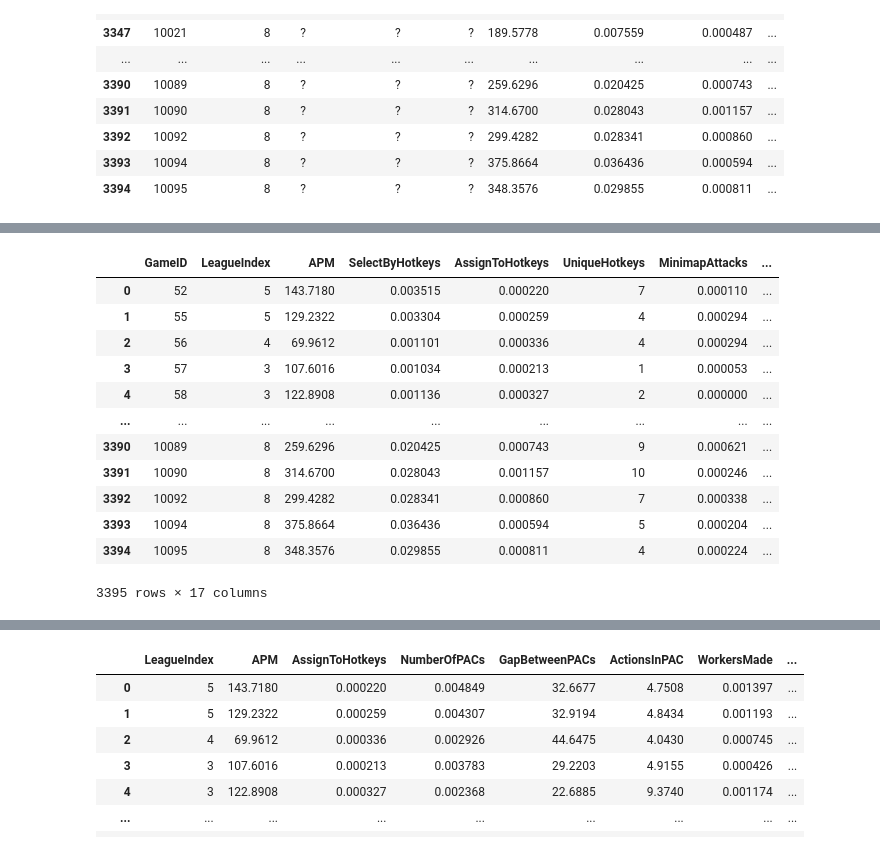
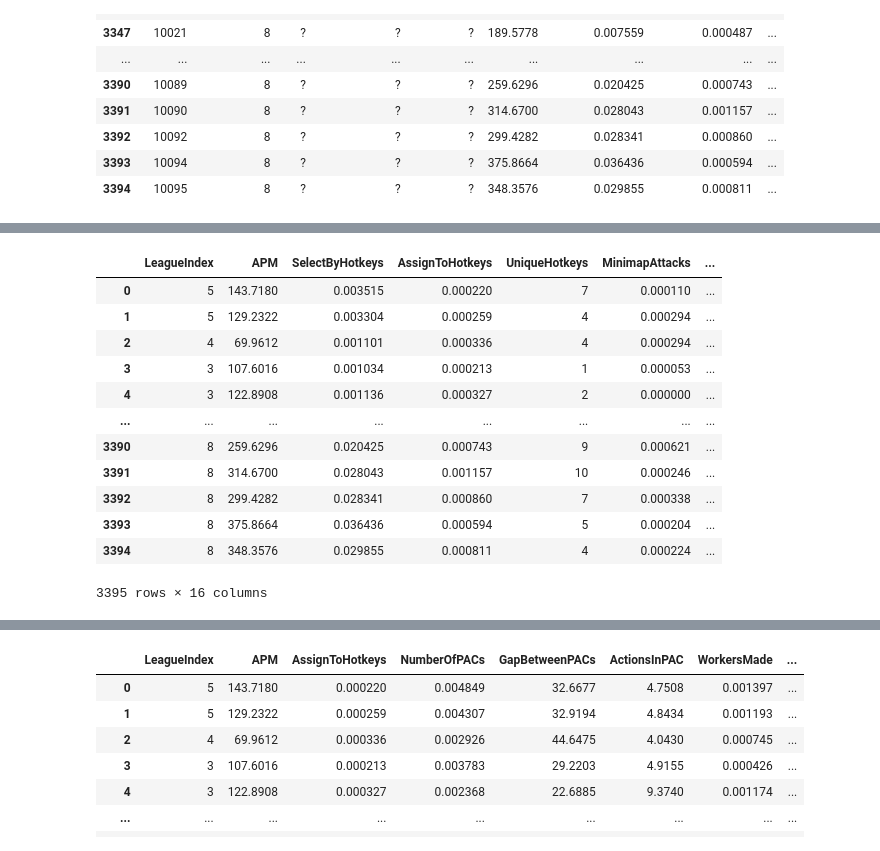
Before and after one commit to Vivianngu3/DSIntern_Assessment, a Jupyter notebook: Starcraft data.ipynb, the cells around one changed output, grey strips where cells are left out. Cells and saved outputs as stored; diff of their text form; code cells hidden in the pictures.

```diff
--- a/Starcraft data.ipynb
+++ b/Starcraft data.ipynb
@@ -157,21 +188,21 @@ rows_with_question
 # %%
-# Removing the columns with nulls because if I remove the rows with missing values it would remove almost all the rows for Rank 8
+# Assigning columns to remove
+Remove_columns = ['Age', 'TotalHours', 'HoursPerWeek', 'GameID' ]
 
-Remove_columns = ['Age', 'TotalHours', 'HoursPerWeek', ]
 New_df = df.drop(columns=Remove_columns)
 
 New_df
 # %% [output]
-|  | GameID | LeagueIndex | APM | SelectByHotkeys | AssignToHotkeys | UniqueHotkeys | MinimapAttacks | ... |
-| 0 | 52 | 5 | 143.7180 | 0.003515 | 0.000220 | 7 | 0.000110 | ... |
-| 1 | 55 | 5 | 129.2322 | 0.003304 | 0.000259 | 4 | 0.000294 | ... |
-| 2 | 56 | 4 | 69.9612 | 0.001101 | 0.000336 | 4 | 0.000294 | ... |
-| 3 | 57 | 3 | 107.6016 | 0.001034 | 0.000213 | 1 | 0.000053 | ... |
-| 4 | 58 | 3 | 122.8908 | 0.001136 | 0.000327 | 2 | 0.000000 | ... |
-| ... | ... | ... | ... | ... | ... | ... | ... | ... |
-| 3390 | 10089 | 8 | 259.6296 | 0.020425 | 0.000743 | 9 | 0.000621 | ... |
-| 3391 | 10090 | 8 | 314.6700 | 0.028043 | 0.001157 | 10 | 0.000246 | ... |
-| 3392 | 10092 | 8 | 299.4282 | 0.028341 | 0.000860 | 7 | 0.000338 | ... |
-| 3393 | 10094 | 8 | 375.8664 | 0.036436 | 0.000594 | 5 | 0.000204 | ... |
-| 3394 | 10095 | 8 | 348.3576 | 0.029855 | 0.000811 | 4 | 0.000224 | ... |
+|  | LeagueIndex | APM | SelectByHotkeys | AssignToHotkeys | UniqueHotkeys | MinimapAttacks | ... |
+| 0 | 5 | 143.7180 | 0.003515 | 0.000220 | 7 | 0.000110 | ... |
+| 1 | 5 | 129.2322 | 0.003304 | 0.000259 | 4 | 0.000294 | ... |
+| 2 | 4 | 69.9612 | 0.001101 | 0.000336 | 4 | 0.000294 | ... |
+| 3 | 3 | 107.6016 | 0.001034 | 0.000213 | 1 | 0.000053 | ... |
+| 4 | 3 | 122.8908 | 0.001136 | 0.000327 | 2 | 0.000000 | ... |
+| ... | ... | ... | ... | ... | ... | ... | ... |
+| 3390 | 8 | 259.6296 | 0.020425 | 0.000743 | 9 | 0.000621 | ... |
+| 3391 | 8 | 314.6700 | 0.028043 | 0.001157 | 10 | 0.000246 | ... |
+| 3392 | 8 | 299.4282 | 0.028341 | 0.000860 | 7 | 0.000338 | ... |
+| 3393 | 8 | 375.8664 | 0.036436 | 0.000594 | 5 | 0.000204 | ... |
+| 3394 | 8 | 348.3576 | 0.029855 | 0.000811 | 4 | 0.000224 | ... |
-3395 rows × 17 columns
+3395 rows × 16 columns
```
Also changed, not shown: parts of 34 cells of this notebook.
